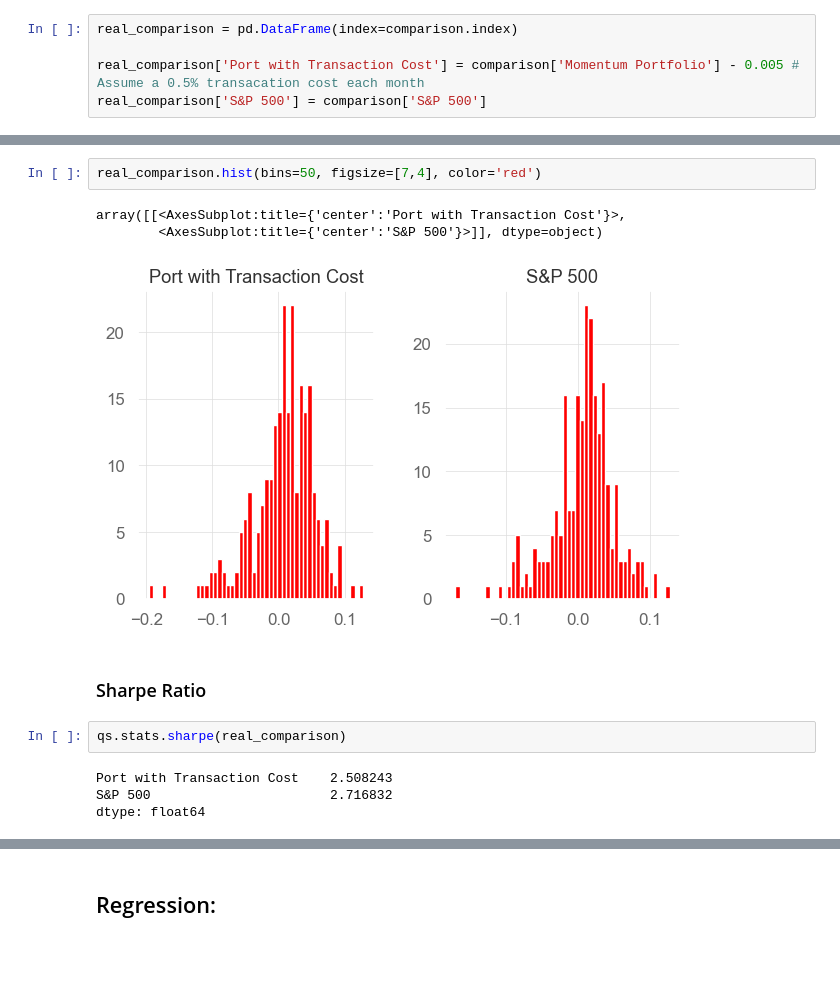
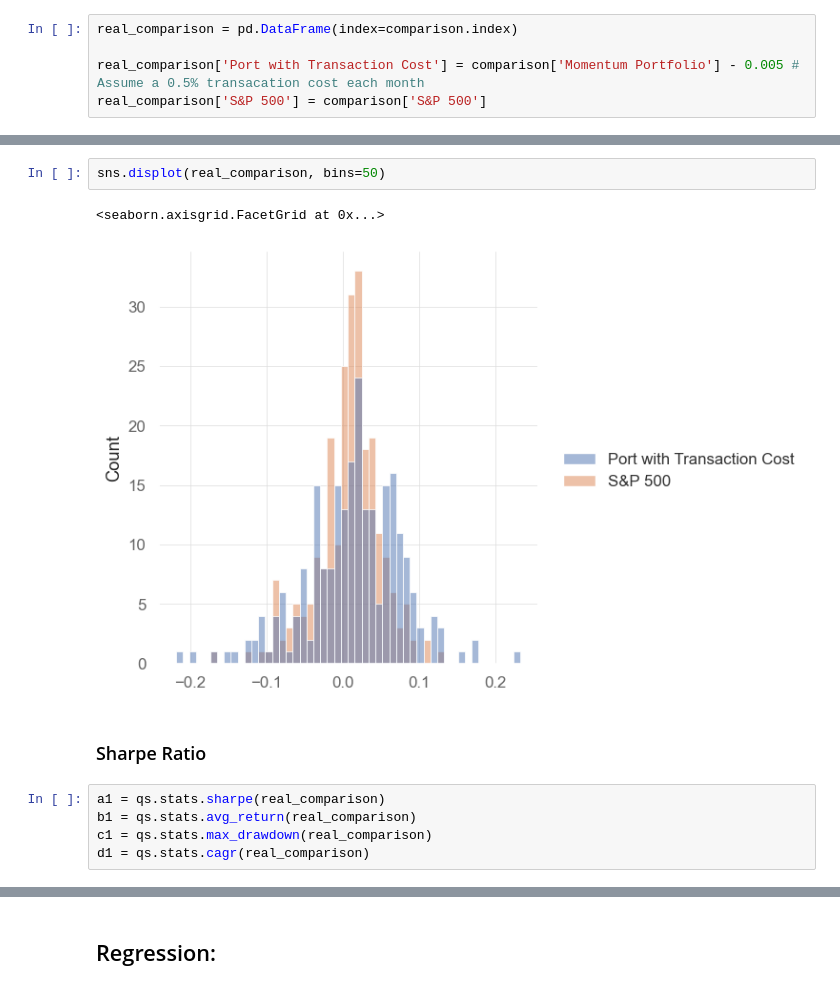
Before and after one commit to Huayonglu/Project-1, a Jupyter notebook: project_1_real.ipynb, the cells around one changed output, grey strips where cells are left out. Drawn from its saved outputs; the diff is of its cells as text; blank space fills up the shorter version.

```diff
--- a/project_1_real.ipynb
+++ b/project_1_real.ipynb
@@ -423,14 +431,12 @@ real_comparison.rolling(window=18).std().plot(figsize=[6,3])
-# %%
-real_comparison.hist(bins=50, figsize=[7,4], color='red')
-# %% [output]
-array([[<AxesSubplot:title={'center':'Port with Transaction Cost'}>,
-        <AxesSubplot:title={'center':'S&P 500'}>]], dtype=object)
-[figure, removed]
+# %%
+sns.displot(real_comparison, bins=50)
+# %% [output]
+<seaborn.axisgrid.FacetGrid at 0x...>
+[figure, added]
 # %% [markdown]
 ### Sharpe Ratio
-# %%
-qs.stats.sharpe(real_comparison)
-# %% [output]
-Port with Transaction Cost    2.508243
-S&P 500                       2.716832
-dtype: float64
+# %%
+a1 = qs.stats.sharpe(real_comparison)
+b1 = qs.stats.avg_return(real_comparison)
+c1 = qs.stats.max_drawdown(real_comparison)
+d1 = qs.stats.cagr(real_comparison)
```
Also changed, not shown: parts of 14 cells of this notebook, 1 other file.
